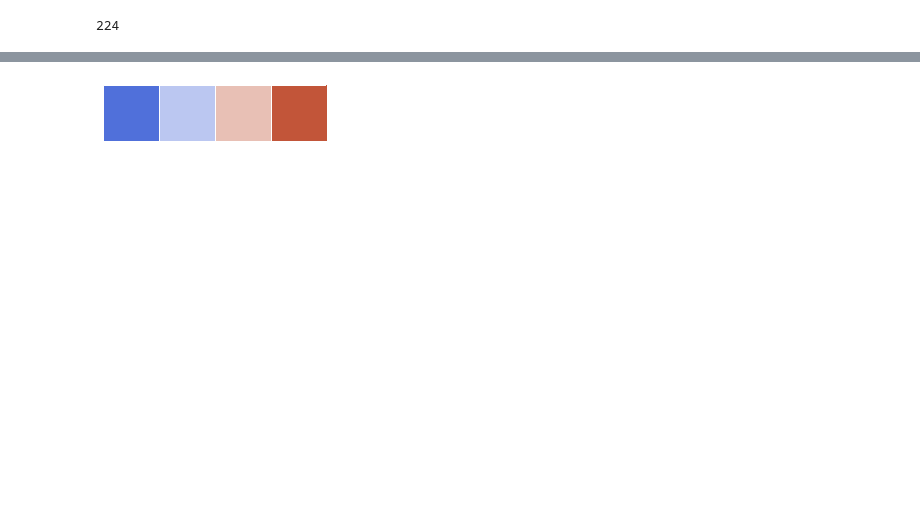
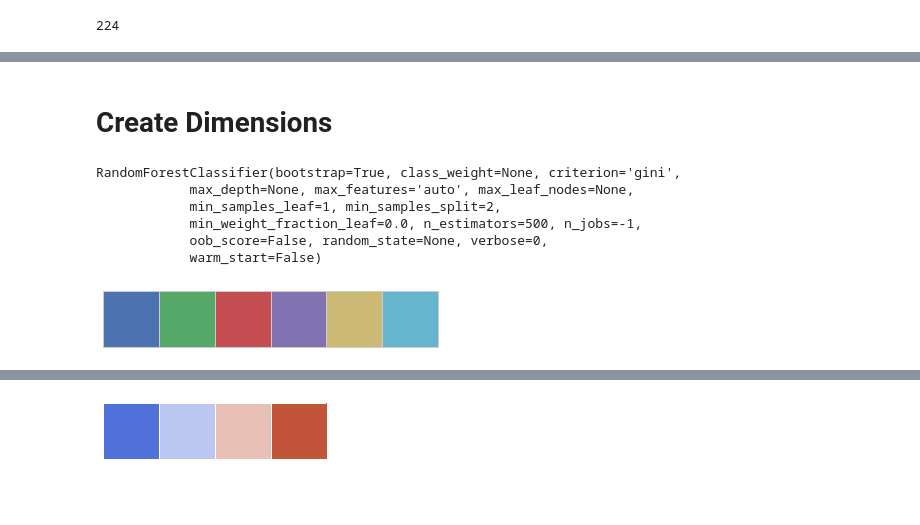
Before and after one commit to patrick-rogan/Edav-Text, a Jupyter notebook: Dimension_Plotting.ipynb, the cells around one changed output, grey strips where cells are left out. Cells and saved outputs as stored; diff of their text form; code cells hidden in the pictures; blank space fills up the shorter version.

```diff
--- a/Dimension_Plotting.ipynb
+++ b/Dimension_Plotting.ipynb
@@ -1,4 +1,5 @@
 # %%
+%matplotlib inline
 import os
 import nltk
 import numpy as np
@@ -6,3 +7,8 @@ from sklearn.feature_extraction.text import CountVectorizer
 from os import listdir
 from os.path import isfile, join
 import seaborn as sns
+import pandas as pd
+from sklearn import decomposition
+from sklearn.manifold import TSNE
+import matplotlib.pylab as plt
+sns.set_style("whitegrid")
@@ -243,0 +223,2 @@ plt.legend(["Lower25","Mid-Lower25","Mid-Upper25","Upper25"])
+# %% [markdown]
+# Create Dimensions
@@ -243,0 +229,9 @@ plt.legend(["Lower25","Mid-Lower25","Mid-Upper25","Upper25"])
+# %%
+rf.fit(df,toc.name)
+# %% [output]
+RandomForestClassifier(bootstrap=True, class_weight=None, criterion='gini',
+            max_depth=None, max_features='auto', max_leaf_nodes=None,
+            min_samples_leaf=1, min_samples_split=2,
+            min_weight_fraction_leaf=0.0, n_estimators=500, n_jobs=-1,
+            oob_score=False, random_state=None, verbose=0,
+            warm_start=False)
@@ -243,0 +242,5 @@ plt.legend(["Lower25","Mid-Lower25","Mid-Upper25","Upper25"])
+# %%
+current_palette = sns.color_palette()
+sns.palplot(current_palette)
+# %% [output]
+[figure, added]
```
Also changed, not shown: parts of 52 cells of this notebook, 3 other files.
